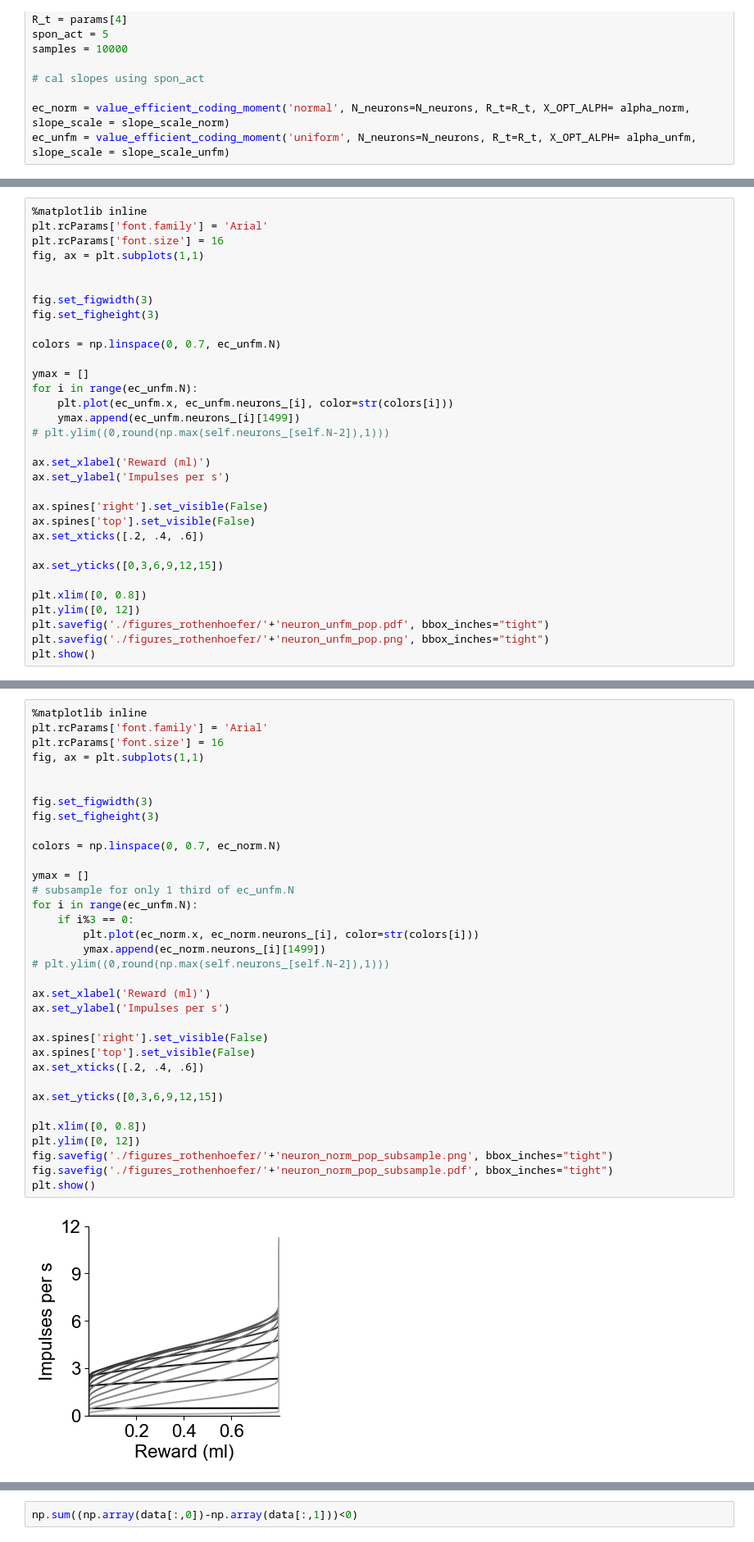
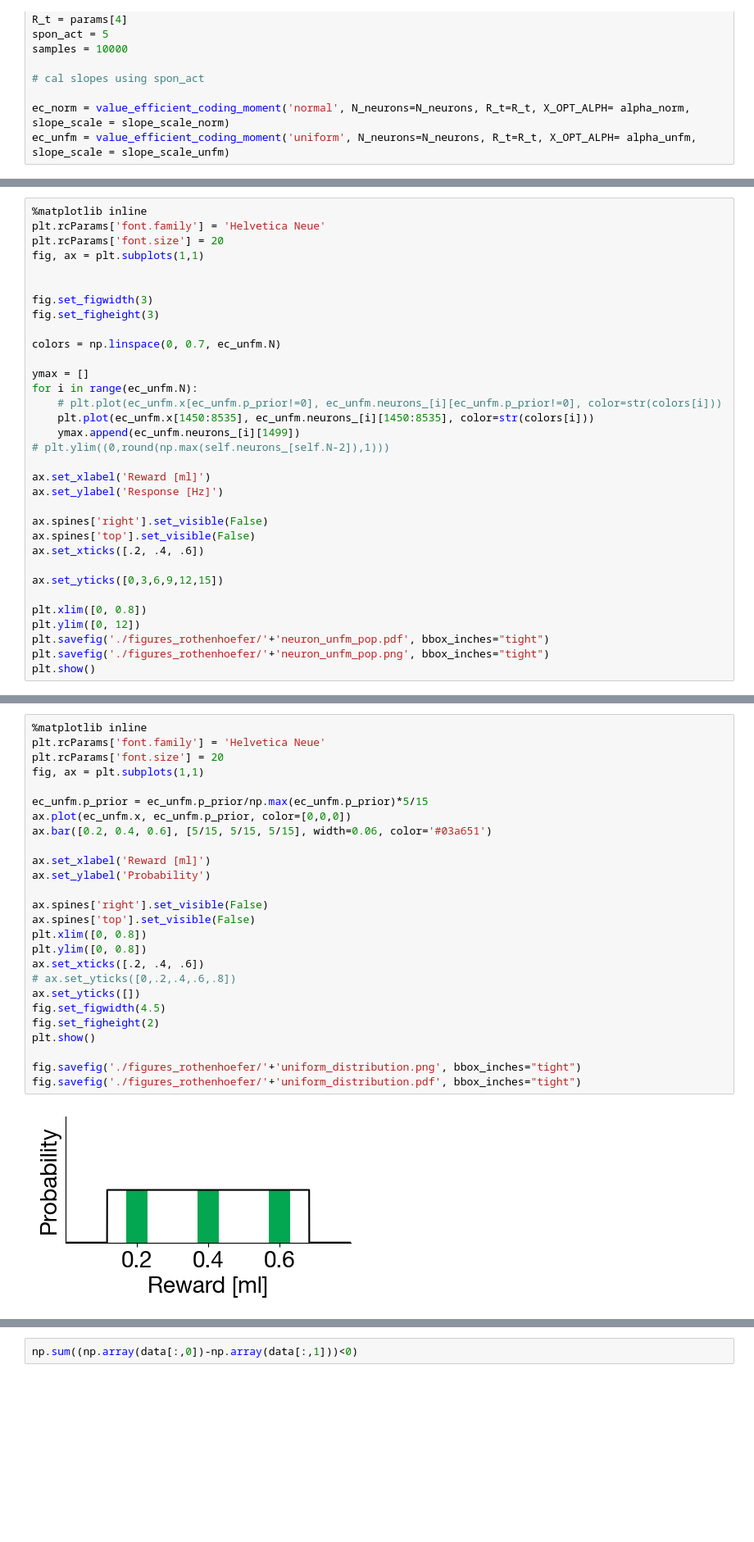
Before and after one commit to dongjae-kim/efficient-coding-dist-rl, a Jupyter notebook: Fitting_moment_matching_rothenhoefer.ipynb, the cells around one changed output, grey strips where cells are left out. Shown at 82% size. Cells and saved outputs as stored; diff of their text form; blank space fills up the shorter version.

```diff
--- a/Fitting_moment_matching_rothenhoefer.ipynb
+++ b/Fitting_moment_matching_rothenhoefer.ipynb
@@ -250,7 +249,7 @@ plt.savefig('./figures_rothenhoefer/'+'neuron_norm_pop.png', bbox_inches="tight"
 # %%
 %matplotlib inline
-plt.rcParams['font.family'] = 'Arial'
-plt.rcParams['font.size'] = 16
+plt.rcParams['font.family'] = 'Helvetica Neue'
+plt.rcParams['font.size'] = 20
 fig, ax = plt.subplots(1,1)
 
 
@@ -261,12 +260,13 @@ colors = np.linspace(0, 0.7, ec_unfm.N)
 
 ymax = []
 for i in range(ec_unfm.N):
-    plt.plot(ec_unfm.x, ec_unfm.neurons_[i], color=str(colors[i]))
+    # plt.plot(ec_unfm.x[ec_unfm.p_prior!=0], ec_unfm.neurons_[i][ec_unfm.p_prior!=0], color=str(colors[i]))
+    plt.plot(ec_unfm.x[1450:8535], ec_unfm.neurons_[i][1450:8535], color=str(colors[i]))
     ymax.append(ec_unfm.neurons_[i][1499])
 # plt.ylim((0,round(np.max(self.neurons_[self.N-2]),1)))
 
-ax.set_xlabel('Reward (ml)')
-ax.set_ylabel('Impulses per s')
+ax.set_xlabel('Reward [ml]')
+ax.set_ylabel('Response [Hz]')
 
 ax.spines['right'].set_visible(False)
 ax.spines['top'].set_visible(False)
@@ -320,39 +399,31 @@ plt.show()
 # %%
 %matplotlib inline
-plt.rcParams['font.family'] = 'Arial'
-plt.rcParams['font.size'] = 16
+plt.rcParams['font.family'] = 'Helvetica Neue'
+plt.rcParams['font.size'] = 20
 fig, ax = plt.subplots(1,1)
 
+ec_unfm.p_prior = ec_unfm.p_prior/np.max(ec_unfm.p_prior)*5/15
+ax.plot(ec_unfm.x, ec_unfm.p_prior, color=[0,0,0])
+ax.bar([0.2, 0.4, 0.6], [5/15, 5/15, 5/15], width=0.06, color='#03a651')
 
-fig.set_figwidth(3)
-fig.set_figheight(3)
-
-colors = np.linspace(0, 0.7, ec_norm.N)
-
-ymax = []
-# subsample for only 1 third of ec_unfm.N
-for i in range(ec_unfm.N):
-    if i%3 == 0:
-        plt.plot(ec_norm.x, ec_norm.neurons_[i], color=str(colors[i]))
-        ymax.append(ec_norm.neurons_[i][1499])
-# plt.ylim((0,round(np.max(self.neurons_[self.N-2]),1)))
-
-ax.set_xlabel('Reward (ml)')
-ax.set_ylabel('Impulses per s')
+ax.set_xlabel('Reward [ml]')
+ax.set_ylabel('Probability')
 
 ax.spines['right'].set_visible(False)
 ax.spines['top'].set_visible(False)
+plt.xlim([0, 0.8])
+plt.ylim([0, 0.8])
 ax.set_xticks([.2, .4, .6])
+# ax.set_yticks([0,.2,.4,.6,.8])
+ax.set_yticks([])
+fig.set_figwidth(4.5)
+fig.set_figheight(2)
+plt.show()
 
-ax.set_yticks([0,3,6,9,12,15])
-
-plt.xlim([0, 0.8])
-plt.ylim([0, 12])
-fig.savefig('./figures_rothenhoefer/'+'neuron_norm_pop_subsample.png', bbox_inches="tight")
-fig.savefig('./figures_rothenhoefer/'+'neuron_norm_pop_subsample.pdf', bbox_inches="tight")
-plt.show()
+fig.savefig('./figures_rothenhoefer/'+'uniform_distribution.png', bbox_inches="tight")
+fig.savefig('./figures_rothenhoefer/'+'uniform_distribution.pdf', bbox_inches="tight")
 # %% [output]
-[figure, old version]
+[figure, new version]
 # %%
 # N_neurons = 40
 # alpha = 0.5
```
Also changed, not shown: parts of 17 cells of this notebook, 13 other files.
